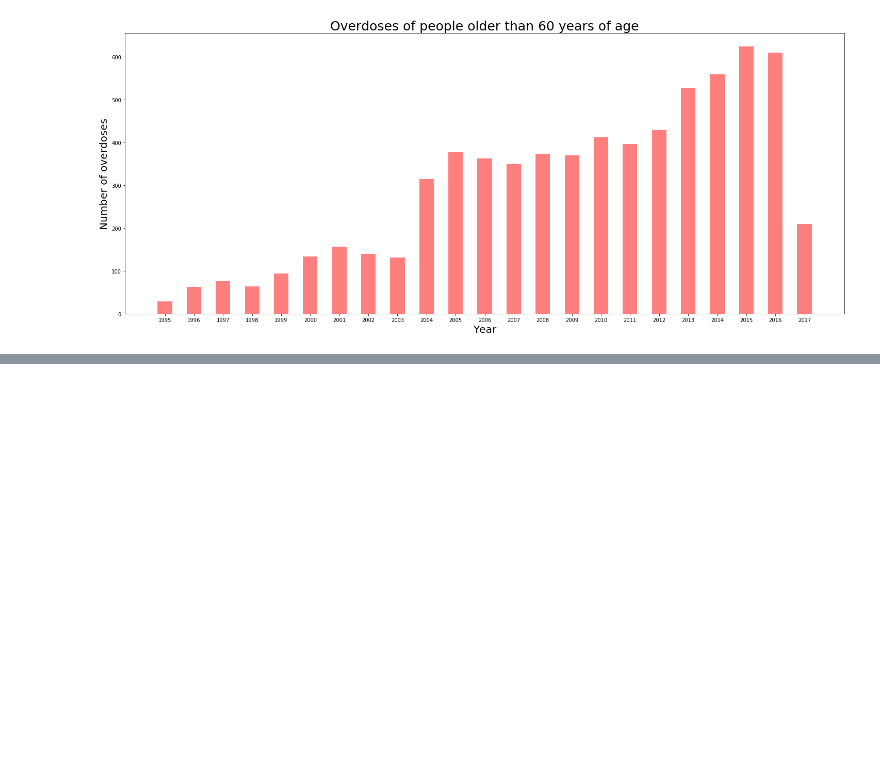
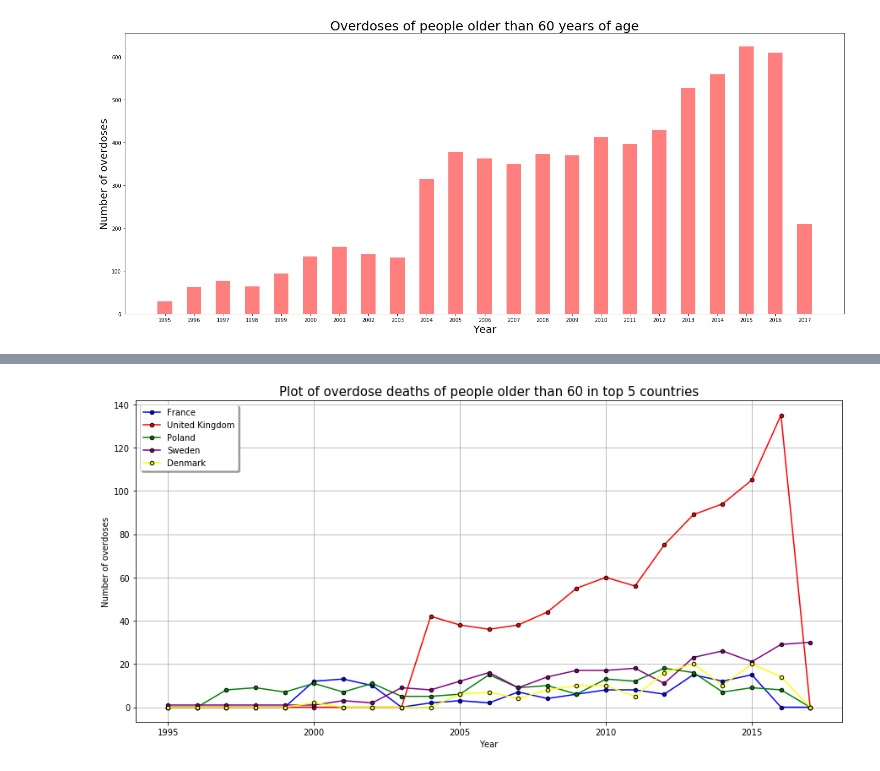
Before and after one commit to danilo1214/PR20ddpdjphv, a Jupyter notebook: Predrag.ipynb, the cells around one changed output, grey strips where cells are left out. Cells and saved outputs as stored; diff of their text form; code cells hidden in the pictures; blank space fills up the shorter version.

```diff
--- a/Predrag.ipynb
+++ b/Predrag.ipynb
@@ -132,0 +142,20 @@ Text(0.5, 1.0, 'Overdoses of people older than 60 years of age by country')
+# %%
+france_overage=overage_zemlje1["France"]
+uk_overage=overage_zemlje1["United Kingdom"]
+poland_overage=overage_zemlje1["Poland"]
+sweden_overage=overage_zemlje1["Sweden"]
+den_overage=overage_zemlje1["Denmark"]
+godine=[i for i in range(2017,1994,-1)]
+plt.figure(figsize=(15,7))
+plt.plot(godine,france_overage,color="blue",label="France",marker = ".", markersize = 9, markeredgecolor = "black")
+plt.plot(godine,uk_overage,color="red",label="United Kingdom",marker = ".", markersize = 9, markeredgecolor = "black")
+plt.plot(godine,poland_overage,color="green",label="Poland",marker = ".", markersize = 9, markeredgecolor = "black")
+plt.plot(godine,sweden_overage,color="purple",label="Sweden",marker = ".", markersize = 9, markeredgecolor = "black")
+plt.plot(godine,den_overage,color="yellow",label="Denmark",marker = ".", markersize = 9, markeredgecolor = "black")
+plt.xlabel("Year",fontsize=10)
+plt.ylabel("Number of overdoses",fontsize=10)
+plt.title("Plot of overdose deaths of people older than 60 in top 5 countries",fontsize=15)
+plt.legend(loc="best",shadow=True)
+plt.grid()
+# %% [output]
+[figure, added]
```
Also changed, not shown: parts of 1 cell of this notebook.
